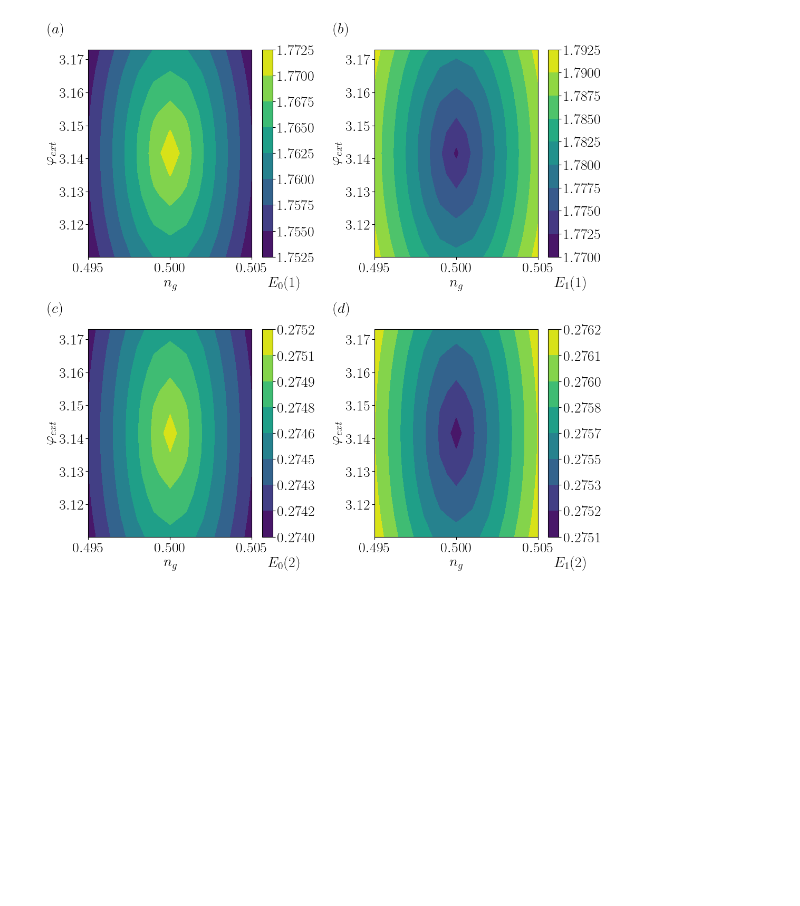
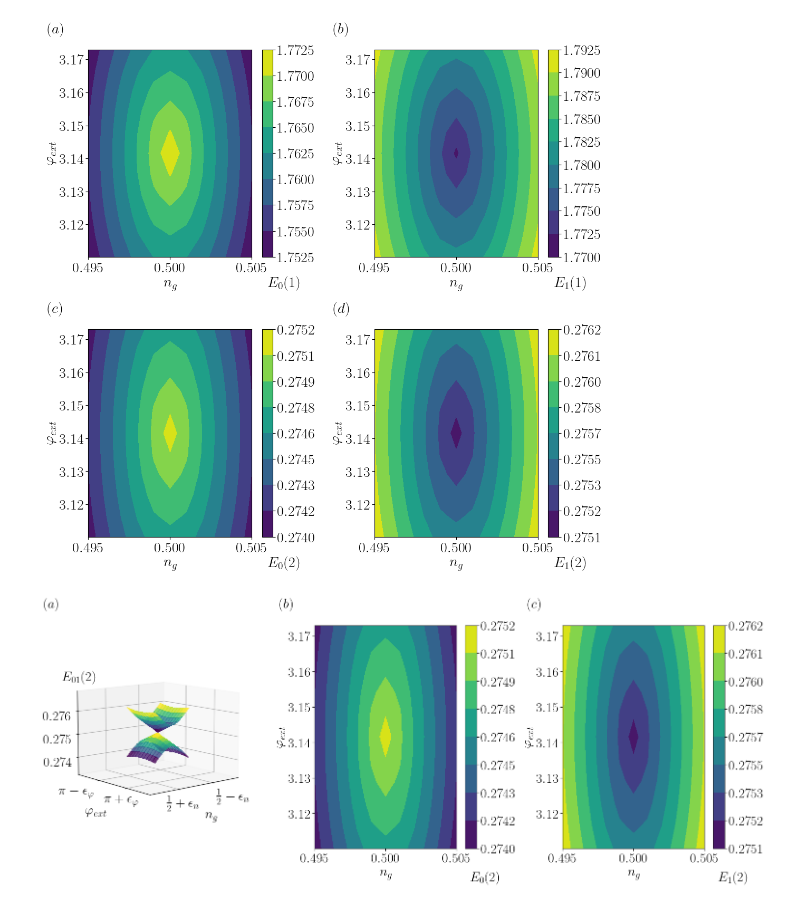
Before and after one commit to Jmalcrow/TFM, a Jupyter notebook: 3D_study_MODIFIED - 3!!!.ipynb, the cells around one changed output. Saved outputs shown, nothing was run; the diff lists cells and outputs as text; code cells hidden in the pictures; blank space fills up the shorter version.

```diff
--- a/3D_study_MODIFIED - 3!!!.ipynb
+++ b/3D_study_MODIFIED - 3!!!.ipynb
@@ -356,3 +356,65 @@ fig.subplots_adjust(wspace=0.4,hspace=0.35)
 plt.show()
 # %% [output]
 [figure]
+# %%
+# Create the figure and subplots
+fig = plt.figure(figsize=(18, 6))
+
+# Plot 1: 3D surface plot
+ax1 = fig.add_subplot(131, projection='3d')
+surff1 = ax1.plot_surface(NG,PHI,Energies2_0, cmap="viridis", linewidth=0, antialiased=False, alpha=0.8)
+surff2 = ax1.plot_surface(NG,PHI, Energies2_1, cmap="viridis", linewidth=0, antialiased=False, alpha=0.8)
+#ax2.set_xlabel('$n_g$')
+#ax2.set_ylabel(r'$\varphi_{ext}$')
+#ax2.set_zlabel('$E_{01} (1)$')
+ax1.set_xlim(0.5-2.5*epsilon_n,0.5+2.5*epsilon_n)
+ax1.set_ylim(np.pi-2.5*epsilon_phi,np.pi+2.5*epsilon_phi)
+ax1.set_zlim(0.2733,0.2768)
+ax1.text(0.5+3.5*epsilon_n,np.pi-2.5*epsilon_phi,0.2774,r'$E_{01} (2)$', fontsize=20)
+ax1.text(0.499,np.pi+3*epsilon_phi,0.2719,r'$n_g$', fontsize=20)
+ax1.text(0.5+4.1*epsilon_n,np.pi,0.2722,r'$\varphi_{ext}$', fontsize=20)
+ax1.set_xticks([0.5-epsilon_n,0.5+epsilon_n],[r'$\frac{1}{2}-\epsilon_n$',r'$\frac{1}{2}+\epsilon_n$'])
+ax1.get_xticklabels()[0].set_ha('left')
+ax1.set_yticks([np.pi-epsilon_phi,np.pi+epsilon_phi],[r'$\pi - \epsilon_{\varphi}$',r'$\pi + \epsilon_{\varphi}$'])
+ax1.get_yticklabels()[0].set_ha('right')
+ax1.set_zticks([0.274,0.275,0.276],['$0.274$','$0.275$','$0.276$'])
+ax1.tick_params(axis='x', pad=-1.0)
+ax1.tick_params(axis='y', pad=0.0)
+ax1.tick_params(axis='z', pad=10.0)
+ax1.text(0.5+4.4*epsilon_n,np.pi-2.5*epsilon_phi,0.28045,r'$(a)$', fontsize=20)
+ax1.view_init(10, 50)
+
+# Plot 2: First contour plot
+ax22 = fig.add_subplot(132)
+contour3 = ax22.contourf(NG, PHI, Energies2_0, cmap="viridis")
+plt.axis('tight')
+ax22.set_xlabel(r'$n_g$')
+ax22.set_ylabel(r'$\varphi_{ext}$')
+ax22.text(0.506,3.101,r'$E_0 (2)$', fontsize=20)
+ax22.text(0.4925,3.178,r'$(b)$', fontsize=20)
+colorbar3 = plt.colorbar(contour3, ax=ax22)
+#colorbar1.xaxis.set_major_formatter(ticker.FormatStrFormatter('%.3f'))  # Set 2 decimal places
+colorbar3.ax.yaxis.set_major_formatter(ticker.FormatStrFormatter(r'$%.4f$'))
+
+#colorbar1.set_label('$E_0 (2)$')
+
+# Plot 3: Second contour plot
+ax32 = fig.add_subplot(133)
+contour4 = ax32.contourf(NG, PHI, Energies2_1, cmap="viridis")
+plt.axis('tight')
+ax32.set_xlabel('$n_g$')
+ax32.set_ylabel(r'$\varphi_{ext}$')
+ax32.text(0.506,3.101,r'$E_1 (2)$', fontsize=20)
+ax32.text(0.4925,3.178,r'$(c)$', fontsize=20)
+colorbar4 = plt.colorbar(contour4, ax=ax32)
+#colorbar2.set_label('$E_1 (2)$')
+colorbar4.ax.yaxis.set_major_formatter(ticker.FormatStrFormatter(r'$%.4f$'))
+
+# Adjust the spacing between subplots
+fig.subplots_adjust(wspace=0.4)
+
+# Show the figure
+#plt.savefig('E01_1&2_DEF_PRUEBA1.png',dpi=300,bbox_inches='tight')
+plt.show()
+# %% [output]
+[figure, added]
```
Also changed, not shown: parts of 2 cells of this notebook, 1 other file.
